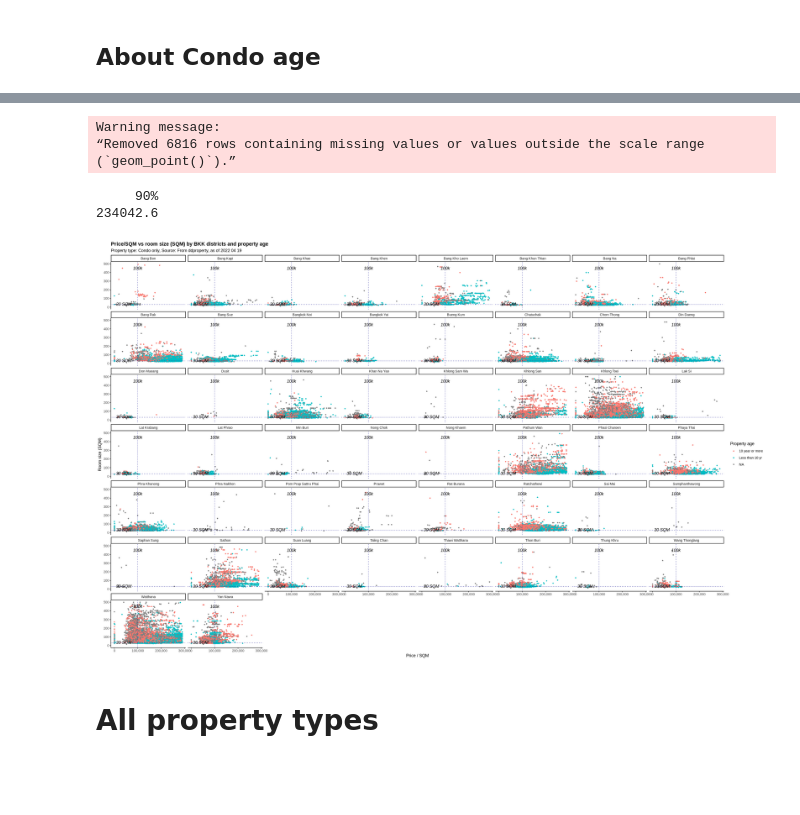
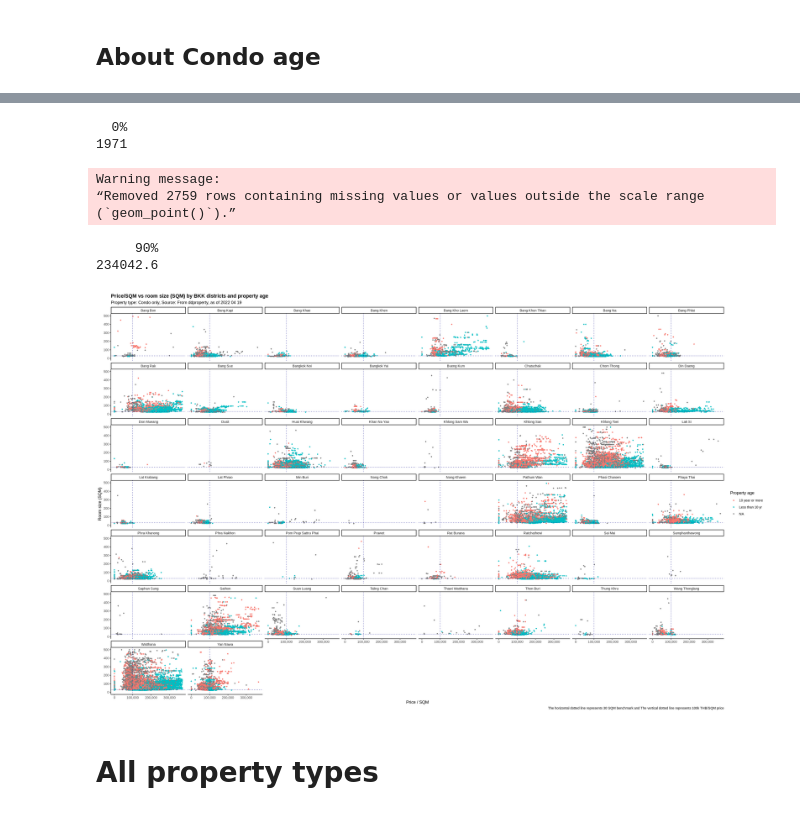
Before and after one commit to kawin-pixel/real_estate_th, a Jupyter notebook: Real_estate_TH_200k.ipynb, the cells around one changed output, grey strips where cells are left out. Cells and saved outputs as stored; diff of their text form; code cells hidden in the pictures; blank space fills up the shorter version.

```diff
--- a/Real_estate_TH_200k.ipynb
+++ b/Real_estate_TH_200k.ipynb
@@ -218,36 +417,39 @@ Warning message:
+# %%
+quantile(data$built_year, 0, na.rm = T)
+# %% [output]
+  0%
+1971
 # %%
 options(repr.plot.width=24, repr.plot.height=15, dpi = 600)
 
 ##condo price / sqm in BKK
 ggplot(subset(data, property_type == "Condo" & state == "Bangkok" ), mapping = aes(x = price_sqm_condo, y = living_space,
                                                                                    fill = proprety_age_class)) +
   geom_point(shape = 21, stroke = NA, alpha = 1) +
-  scale_x_continuous(limits = c(0,290400), ##price quantile 0.95 = 290,400
+  scale_x_continuous(limits = c(0,370000), ##price quantile 0.95 = 370,000
                      labels = scales::comma) +
   scale_y_continuous(limits = c(0,500), ##living space quantile 0.95 = 475
                      labels = scales::comma) +
 
   geom_hline(yintercept = 30, color = "darkblue",  linetype = "dotted") +
-  annotate ("text", x = 100000, y = 450, label = "100k", fontface = "italic") +
-
   geom_vline(xintercept = 100000, color = "darkblue",  linetype = "dotted") +
-  annotate ("text", x = 40000, y = 35, label = "30 SQM", fontface = "italic") +
 
   facet_wrap(~ city) +
   ## theme and label
   theme_classic() +
   theme(plot.title = element_text(face = "bold"),
         element_text(family = "Noto sans")) +
   labs( x = "Price / SQM",
         y = "Room size (SQM)",
         fill = "Property age",
         title = "Price/SQM vs room size (SQM) by BKK districts and property age",
-        subtitle = "Property type: Condo only, Source: From ddproperty, as of 2022 04 19 ")
+        subtitle = "Property type: Condo only, Source: From ddproperty, as of 2022 04 19 ",
+        caption = "The horizontal dotted line represents 30 SQM benchmark and The vertical dotted line represents 100k THB/SQM price")
 quantile(data$price_sqm_condo, 0.90, na.rm = T)
 # %% [output]
 Warning message:
-“Removed 6816 rows containing missing values or values outside the scale range
+“Removed 2759 rows containing missing values or values outside the scale range
 (`geom_point()`).”
      90%
 234042.6
-[figure, old version]
+[figure, new version]
```
Also changed, not shown: parts of 23 cells of this notebook.
